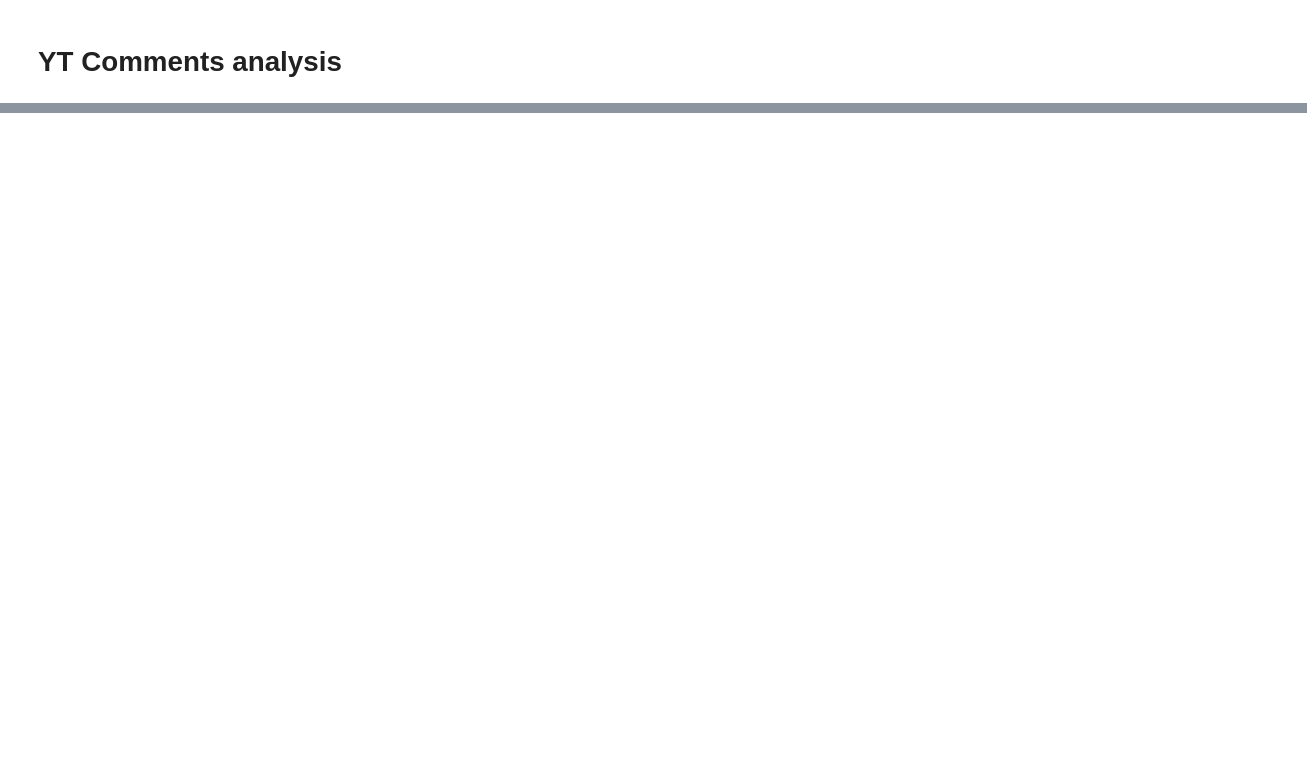
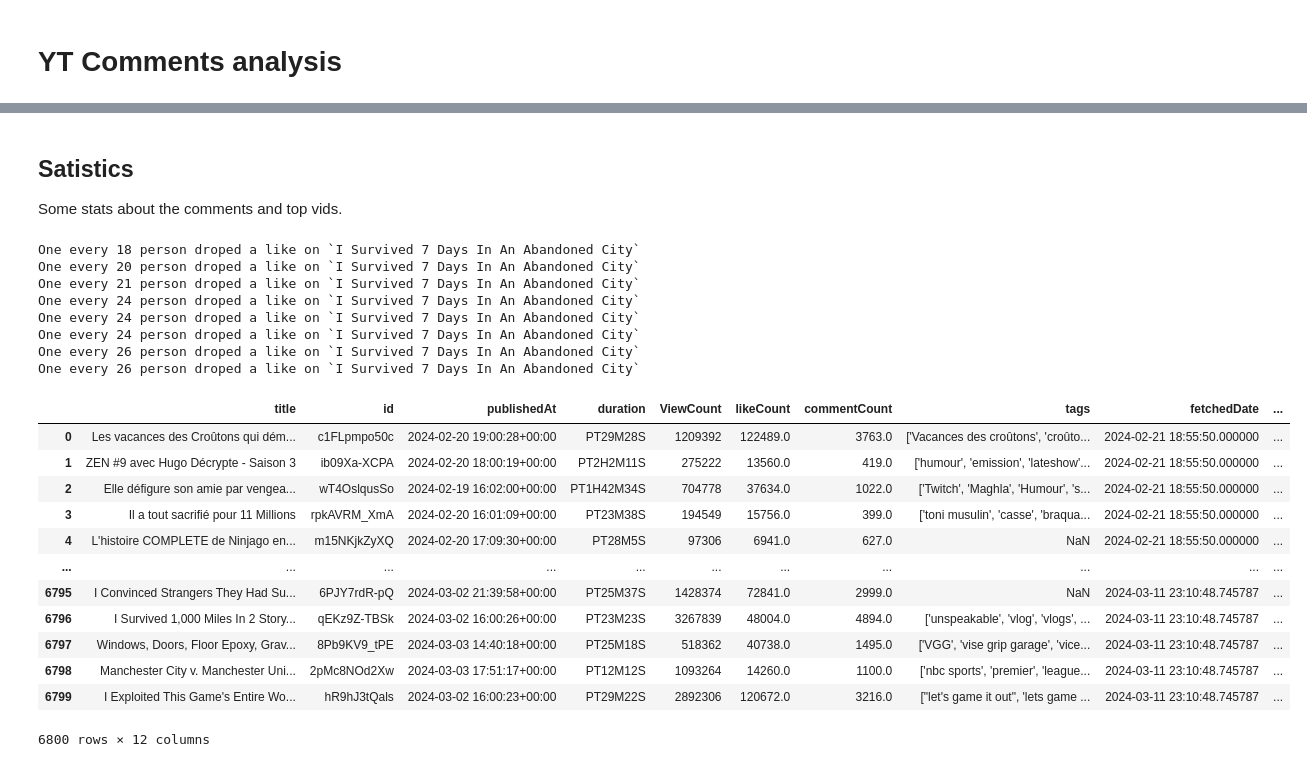
Before and after one commit to Myst4ke/yt-comment-analysis, a Jupyter notebook: main.ipynb, the cells around one changed output, grey strips where cells are left out. Drawn from its saved outputs; the diff is of its cells as text; code cells hidden in the pictures; blank space fills up the shorter version.

```diff
--- a/main.ipynb
+++ b/main.ipynb
@@ -160,0 +373,3 @@ pas de de tags
+# %% [markdown]
+## Satistics
+Some stats about the comments and top vids.
@@ -160,0 +379,30 @@ pas de de tags
+# %%
+# df[df['topID'] == 1].sort_values(by=['ViewCount', 'likeCount'], ascending=False)
+
+vals = df[df['id'] == 'tWYsfOSY9vY'][['title','ViewCount', 'likeCount']].drop_duplicates().values
+for title,view,like in vals:
+    print(f'One every {round(view/like)} person droped a like on `{title}`')
+df
+# df[df['id'] == '_9u4sYHcR7A'][['topID', 'region', 'fetchedDate']]
+# %% [output]
+One every 18 person droped a like on `I Survived 7 Days In An Abandoned City`
+One every 20 person droped a like on `I Survived 7 Days In An Abandoned City`
+One every 21 person droped a like on `I Survived 7 Days In An Abandoned City`
+One every 24 person droped a like on `I Survived 7 Days In An Abandoned City`
+One every 24 person droped a like on `I Survived 7 Days In An Abandoned City`
+One every 24 person droped a like on `I Survived 7 Days In An Abandoned City`
+One every 26 person droped a like on `I Survived 7 Days In An Abandoned City`
+One every 26 person droped a like on `I Survived 7 Days In An Abandoned City`
+|  | title | id | publishedAt | duration | ViewCount | likeCount | commentCount | tags | fetchedDate | ... |
+| 0 | Les vacances des Croûtons qui dém... | c1FLpmpo50c | 2024-02-20 19:00:28+00:00 | PT29M28S | 1209392 | 122489.0 | 3763.0 | ['Vacances des croûtons', 'croûto... | 2024-02-21 18:55:50.000000 | ... |
+| 1 | ZEN #9 avec Hugo Décrypte - Saison 3 | ib09Xa-XCPA | 2024-02-20 18:00:19+00:00 | PT2H2M11S | 275222 | 13560.0 | 419.0 | ['humour', 'emission', 'lateshow'... | 2024-02-21 18:55:50.000000 | ... |
+| 2 | Elle défigure son amie par vengea... | wT4OslqusSo | 2024-02-19 16:02:00+00:00 | PT1H42M34S | 704778 | 37634.0 | 1022.0 | ['Twitch', 'Maghla', 'Humour', 's... | 2024-02-21 18:55:50.000000 | ... |
+| 3 | Il a tout sacrifié pour 11 Millions | rpkAVRM_XmA | 2024-02-20 16:01:09+00:00 | PT23M38S | 194549 | 15756.0 | 399.0 | ['toni musulin', 'casse', 'braqua... | 2024-02-21 18:55:50.000000 | ... |
+| 4 | L'histoire COMPLETE de Ninjago en... | m15NKjkZyXQ | 2024-02-20 17:09:30+00:00 | PT28M5S | 97306 | 6941.0 | 627.0 | NaN | 2024-02-21 18:55:50.000000 | ... |
+| ... | ... | ... | ... | ... | ... | ... | ... | ... | ... | ... |
+| 6795 | I Convinced Strangers They Had Su... | 6PJY7rdR-pQ | 2024-03-02 21:39:58+00:00 | PT25M37S | 1428374 | 72841.0 | 2999.0 | NaN | 2024-03-11 23:10:48.745787 | ... |
+| 6796 | I Survived 1,000 Miles In 2 Story... | qEKz9Z-TBSk | 2024-03-02 16:00:26+00:00 | PT23M23S | 3267839 | 48004.0 | 4894.0 | ['unspeakable', 'vlog', 'vlogs', ... | 2024-03-11 23:10:48.745787 | ... |
+| 6797 | Windows, Doors, Floor Epoxy, Grav... | 8Pb9KV9_tPE | 2024-03-03 14:40:18+00:00 | PT25M18S | 518362 | 40738.0 | 1495.0 | ['VGG', 'vise grip garage', 'vice... | 2024-03-11 23:10:48.745787 | ... |
+| 6798 | Manchester City v. Manchester Uni... | 2pMc8NOd2Xw | 2024-03-03 17:51:17+00:00 | PT12M12S | 1093264 | 14260.0 | 1100.0 | ['nbc sports', 'premier', 'league... | 2024-03-11 23:10:48.745787 | ... |
+| 6799 | I Exploited This Game's Entire Wo... | hR9hJ3tQals | 2024-03-02 16:00:23+00:00 | PT29M22S | 2892306 | 120672.0 | 3216.0 | ["let's game it out", 'lets game ... | 2024-03-11 23:10:48.745787 | ... |
+6800 rows × 12 columns
```
Also changed, not shown: parts of 34 cells of this notebook, 6 other files.
